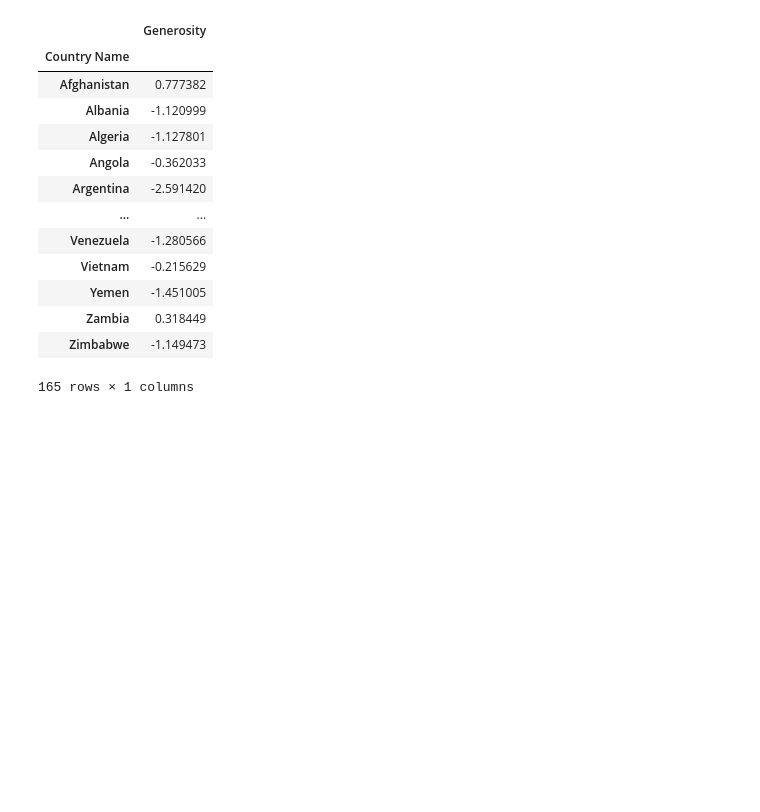
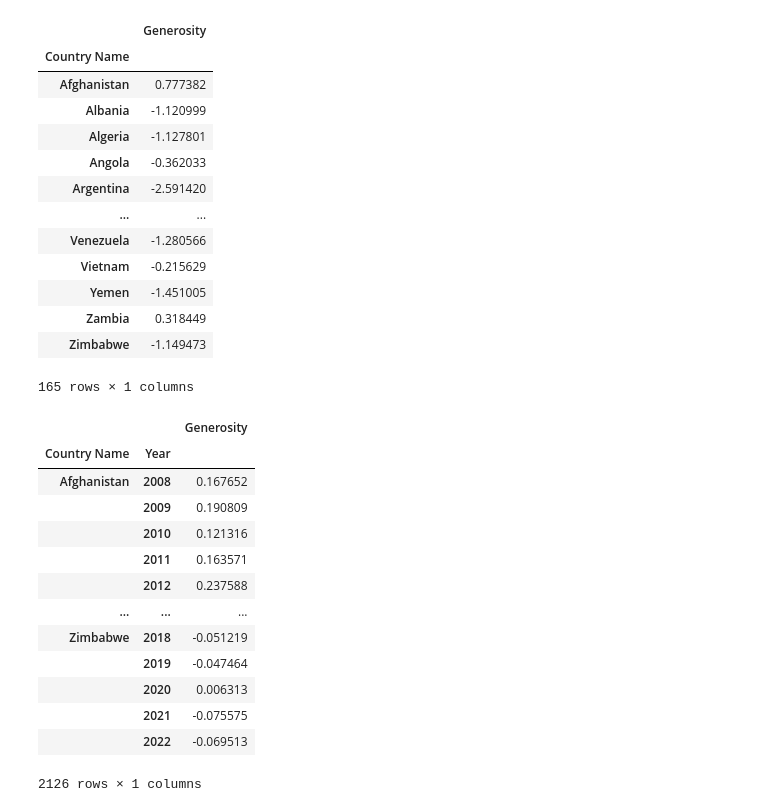
Before and after one commit to jenstem/data-analysis, a Jupyter notebook: Data Analysis/demo.ipynb, the cells around one changed output. Saved outputs shown, nothing was run; the diff lists cells and outputs as text; code cells hidden in the pictures; blank space fills up the shorter version.

Commit message:
Test pivot_table method w multiple values

```diff
--- a/Data Analysis/demo.ipynb
+++ b/Data Analysis/demo.ipynb
@@ -4737,3 +4737,20 @@ data.pivot_table(values = "Generosity", index = "Country Name", aggfunc = "sum")
 | Zambia | 0.318449 |
 | Zimbabwe | -1.149473 |
 165 rows × 1 columns
+# %%
+data.pivot_table(values = "Generosity", index = ["Country Name", "Year"])
+# %% [output]
+|  |  | Generosity |
+| Country Name | Year |  |
+| Afghanistan | 2008 | 0.167652 |
+|  | 2009 | 0.190809 |
+|  | 2010 | 0.121316 |
+|  | 2011 | 0.163571 |
+|  | 2012 | 0.237588 |
+| ... | ... | ... |
+| Zimbabwe | 2018 | -0.051219 |
+|  | 2019 | -0.047464 |
+|  | 2020 | 0.006313 |
+|  | 2021 | -0.075575 |
+|  | 2022 | -0.069513 |
+2126 rows × 1 columns
```
Also changed, not shown: parts of 1 cell of this notebook.
